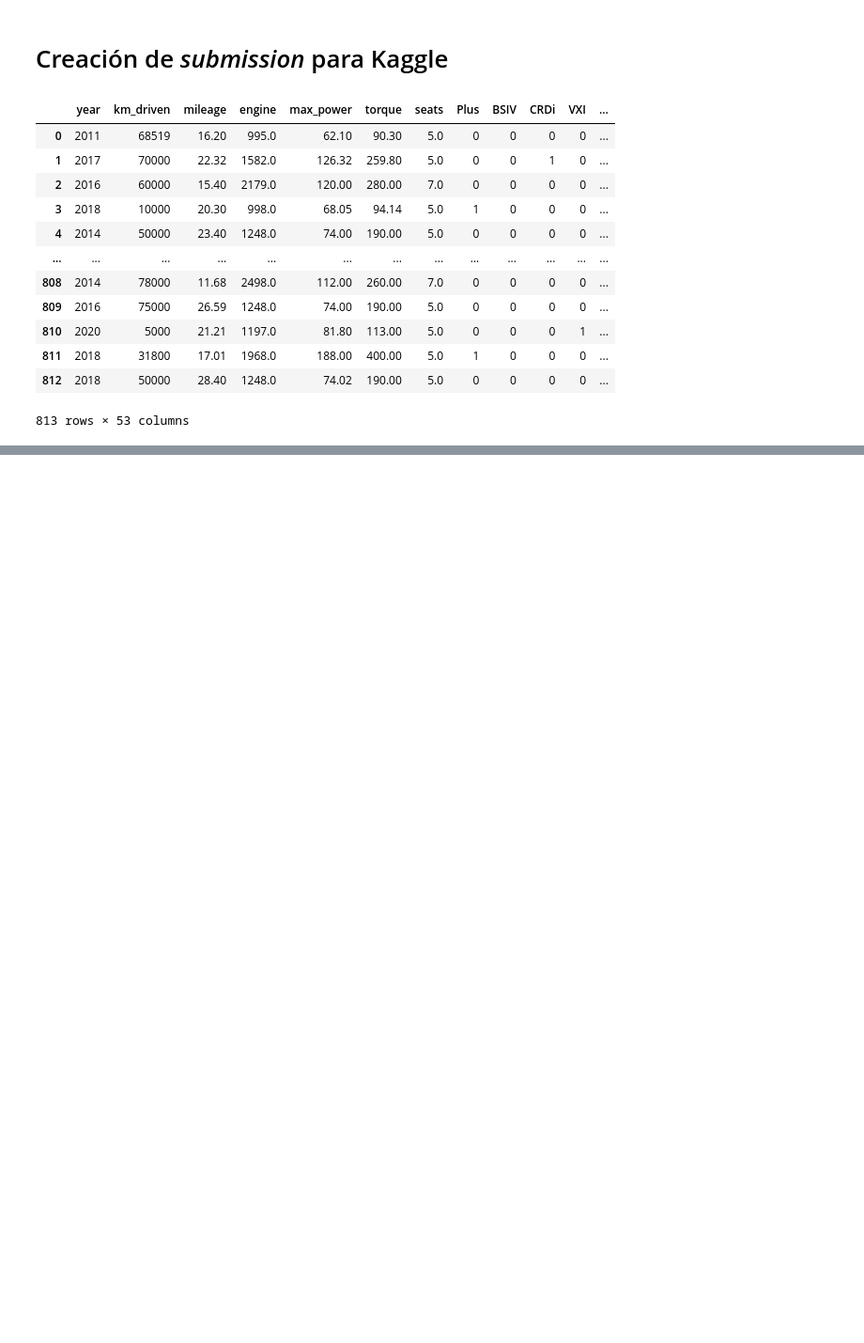
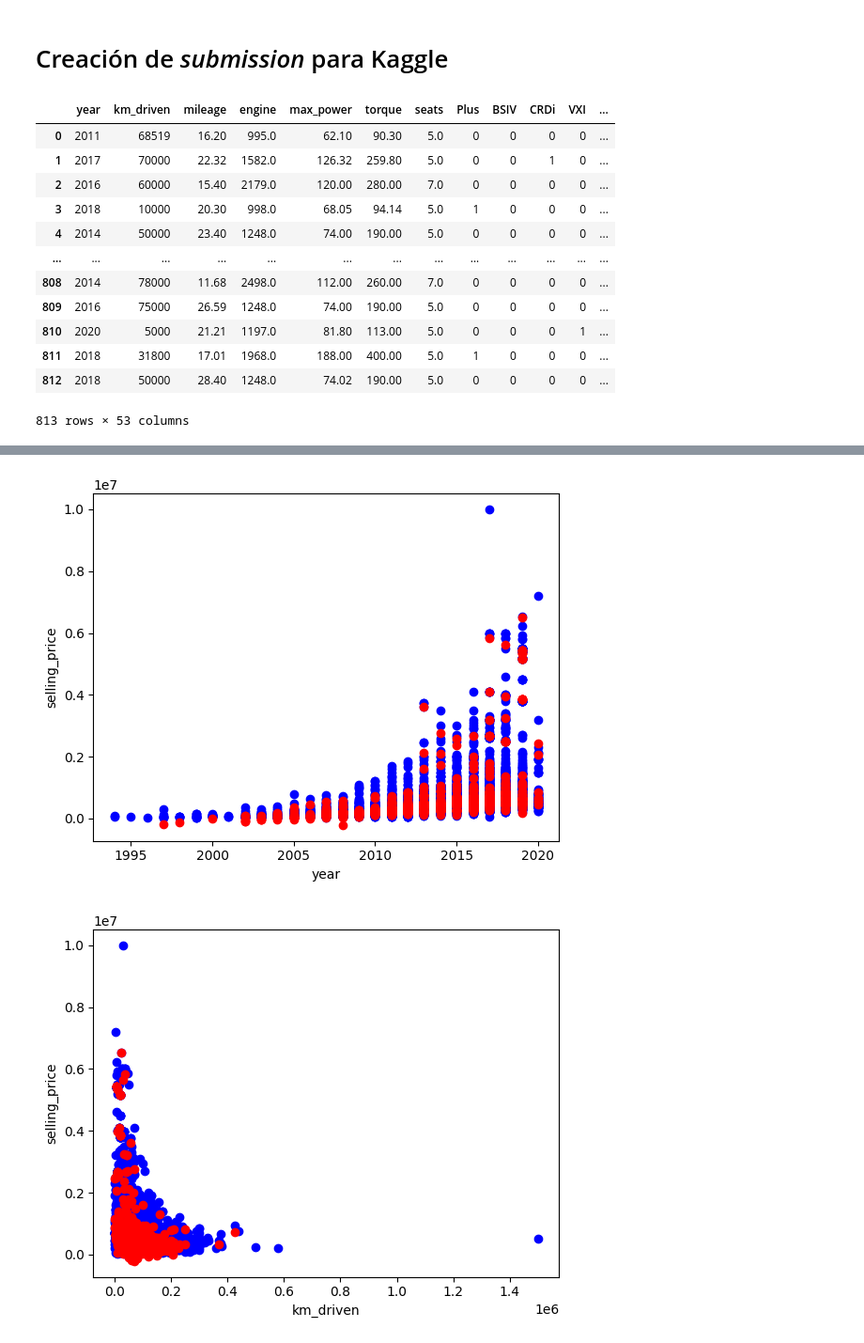
Before and after one commit to Sergio3d/CD-Core, a Jupyter notebook: tema3/practica_regresion_Primera Parte.ipynb, the cells around one changed output, grey strips where cells are left out. Shown at 94% size. Cells and saved outputs as stored; diff of their text form; code cells hidden in the pictures; blank space fills up the shorter version.

```diff
--- a/tema3/practica_regresion_Primera Parte.ipynb
+++ b/tema3/practica_regresion_Primera Parte.ipynb
@@ -562 +527,16 @@ result
 813 rows × 2 columns
+# %%
+test_new = pd.concat([result, test_df], axis=1)
+# %%
+for col in ['year', 'km_driven', 'mileage',	'engine',	'max_power',	'torque',	'seats' ]:# Crear la gráfica de puntos
+    plt.scatter(train_df[col],train_df['selling_price'], color='b')
+    plt.scatter(test_new[col],test_new['TARGET'], color='r')
+
+    # Agregar etiquetas y título
+    plt.xlabel(col)
+    plt.ylabel('selling_price')
+    # Mostrar la gráfica
+    plt.show()
+# %% [output]
+[figure, added]
+[figure, added]
```
Also changed, not shown: parts of 18 cells of this notebook, 2 other files.
